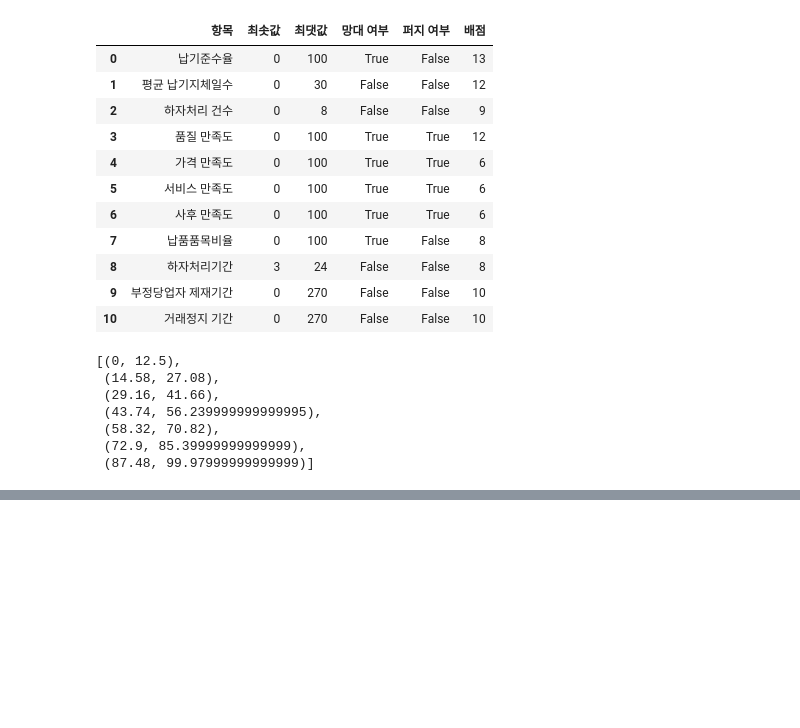
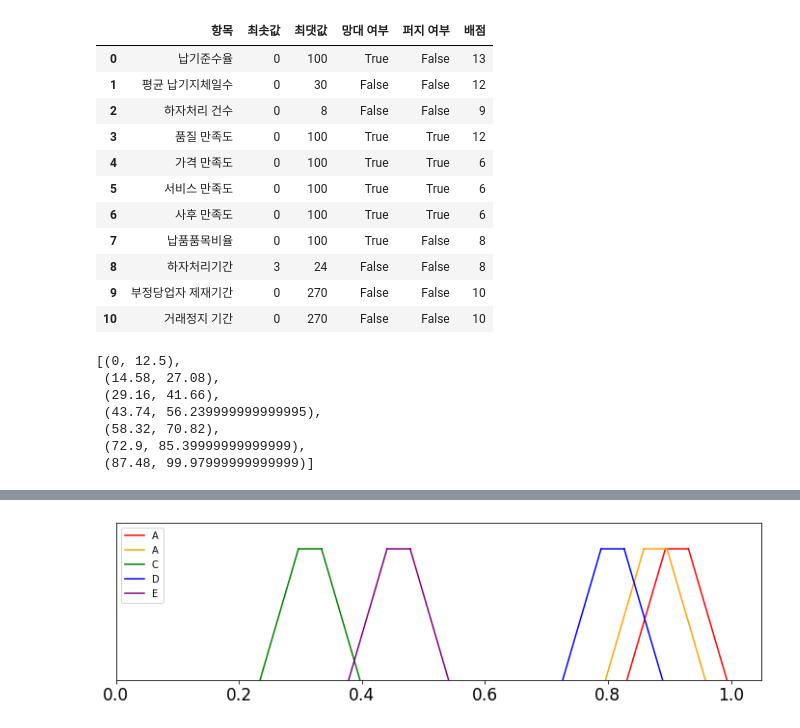
Before and after one commit to 98jaemin/procurement_contest, a Jupyter notebook: fuzzy_satisfication_model.ipynb, the cells around one changed output, grey strips where cells are left out. Saved outputs shown, nothing was run; the diff lists cells and outputs as text; code cells hidden in the pictures; blank space fills up the shorter version.

```diff
--- a/fuzzy_satisfication_model.ipynb
+++ b/fuzzy_satisfication_model.ipynb
@@ -216,0 +237,2 @@ plt.show()
+# %%
+df2 = pd.read_csv('./data/만족도모델_입력데이터_동일기업.csv', encoding='cp949')
@@ -216,0 +248,31 @@ plt.show()
+# %%
+# 결과 확인
+scores = []
+scores_with_spread = []
+company_names = []
+height = 1
+cols = ['red', 'orange', 'green', 'blue', 'purple']
+
+plt.figure(figsize=(12, 3))
+plt.xlim(0, 1.05)
+plt.ylim(0, height+0.2)
+plt.xticks(size=17)
+plt.yticks([])
+
+
+for i in range(len(df2)):
+    data = df2.iloc[i]
+    company_name = data[0]
+    score = sat_model.get_score(data)
+    score_with_spread = np.clip(score + np.array([-0.0625, 0.0625]), 0, 1)
+
+    company_names.append(company_name)
+    scores.append(score)
+    scores_with_spread.append(score_with_spread)
+
+    plot_trape(score, score_with_spread, cols[i])
+
+plt.legend(loc='upper left')
+plt.show()
+# %% [output]
+[figure, added]
```
Also changed, not shown: parts of 11 cells of this notebook.
